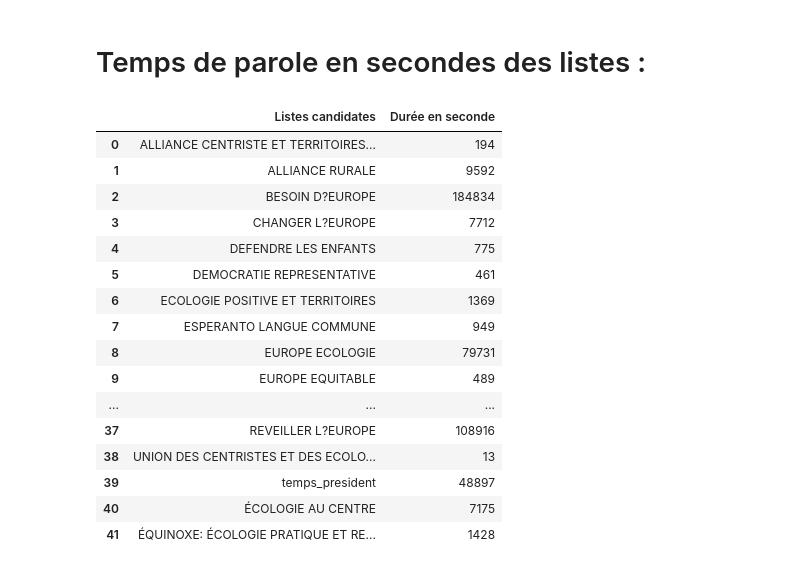
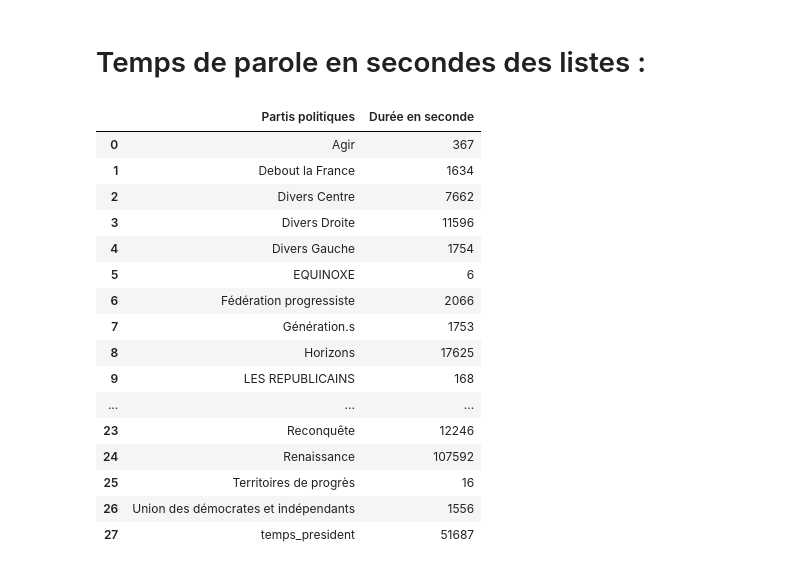
Before and after one commit to barrmath/temps_paroles_EU2024, a Jupyter notebook: data_prep_leg.ipynb, the cells around one changed output. Drawn from its saved outputs; the diff is of its cells as text; code cells hidden in the pictures.

Commit message:
ajouter fichier temps_paroles_leg2024.csv + correction nom de radio dans le dataprep legislative

```diff
--- a/data_prep_leg.ipynb
+++ b/data_prep_leg.ipynb
@@ -15,9 +15,9 @@ liste_fichier =os.listdir('donnee_arcom_EU')
 # %%
 # faire les trucs pour tout les fichiers :
-temps_parole_EU2024 = pd.DataFrame()
+temps_parole_leg2024 = pd.DataFrame()
 for element in liste_fichier:
     # lire le fichier
-    tempo_df = pd.read_csv('donnee_arcom_EU/'+element,encoding='ISO-8859-3',sep=';',header=3)
+    tempo_df = pd.read_csv('donnee_arcom_leg/1tour/'+element,encoding='ISO-8859-3',sep=';',header=3)
     # garder les 2 derniere ligne du temps presidentiel
     df_president = tempo_df.tail(2)
     # supprimer les ligne du temps presidentiel
@@ -25,8 +25,8 @@ for element in liste_fichier:
     # rajouter une ligne pour le temps presidentiel
     tempo_df.loc[len(tempo_df)]=['temps_president',df_president.iat[1,1]]
     # rajouter le nom de la chaine
-    tempo_df['Nom du media'] = (element[30:-4])
-    tempo_df = tempo_df[tempo_df['Listes candidates']!='Total des temps de parole']
+    tempo_df['Nom du media'] = (element[31:-4])
+    tempo_df = tempo_df[tempo_df['Partis politiques']!='Total des temps de parole']
     # concat les dataframe entre eux
-    temps_parole_EU2024 = pd.concat([temps_parole_EU2024,tempo_df])
+    temps_parole_leg2024 = pd.concat([temps_parole_leg2024,tempo_df])
 # %%
@@ -75,14 +68,14 @@ liste_radio = ['RTL', 'RFI', 'FranceInfo', 'FranceCulture',
        'RadioClassique', 'FranceInter']
 
 # ajouter les categories dans le dataframe :
-temps_parole_EU2024['Type de media'] = 'inconnu'
+temps_parole_leg2024['Type de media'] = 'inconnu'
 
 for media in liste_tv_gen:
-       temps_parole_EU2024.loc[temps_parole_EU2024['Nom du media']==media,'Type de media'] = 'TV généraliste'
+       temps_parole_leg2024.loc[temps_parole_leg2024['Nom du media']==media,'Type de media'] = 'TV généraliste'
 for media in liste_tv_info:
-       temps_parole_EU2024.loc[temps_parole_EU2024['Nom du media']==media,'Type de media'] = 'TV info continue'
+       temps_parole_leg2024.loc[temps_parole_leg2024['Nom du media']==media,'Type de media'] = 'TV info continue'
 for media in liste_radio:
-       temps_parole_EU2024.loc[temps_parole_EU2024['Nom du media']==media,'Type de media'] = 'radio'
+       temps_parole_leg2024.loc[temps_parole_leg2024['Nom du media']==media,'Type de media'] = 'radio'
 # %% [markdown]
 Catégorisation des médias : <br>
 # %%
@@ -106,37 +100,37 @@ memory usage: 27.8+ KB
 # %%
 # voir pour changer le type de données de la periode tout convertir en seconde puis en heure
-temps_parole_EU2024['heure'] = temps_parole_EU2024['Total période (durée)'].str[:2]
-temps_parole_EU2024['minute'] = temps_parole_EU2024['Total période (durée)'].str[3:5]
-temps_parole_EU2024['seconde'] = temps_parole_EU2024['Total période (durée)'].str[-2:]
+temps_parole_leg2024['heure'] = temps_parole_leg2024['Total période (durée)'].str[:2]
+temps_parole_leg2024['minute'] = temps_parole_leg2024['Total période (durée)'].str[3:5]
+temps_parole_leg2024['seconde'] = temps_parole_leg2024['Total période (durée)'].str[-2:]
 
-temps_parole_EU2024['heure'] = temps_parole_EU2024['heure'].astype(int)
-temps_parole_EU2024['minute'] = temps_parole_EU2024['minute'].astype(int)
-temps_parole_EU2024['seconde'] = temps_parole_EU2024['seconde'].astype(int)
+temps_parole_leg2024['heure'] = temps_parole_leg2024['heure'].astype(int)
+temps_parole_leg2024['minute'] = temps_parole_leg2024['minute'].astype(int)
+temps_parole_leg2024['seconde'] = temps_parole_leg2024['seconde'].astype(int)
 
-temps_parole_EU2024['Durée en seconde'] = temps_parole_EU2024['heure']*3600 + temps_parole_EU2024['minute']*60 +temps_parole_EU2024['seconde']
-temps_parole_EU2024['Durée en minute'] = temps_parole_EU2024['Durée en seconde']/60
+temps_parole_leg2024['Durée en seconde'] = temps_parole_leg2024['heure']*3600 + temps_parole_leg2024['minute']*60 +temps_parole_leg2024['seconde']
+temps_parole_leg2024['Durée en minute'] = temps_parole_leg2024['Durée en seconde']/60
 # %%
-temps_parole_EU2024.drop(columns=['heure','minute','seconde'],inplace=True)
+temps_parole_leg2024.drop(columns=['heure','minute','seconde'],inplace=True)
 # %% [markdown]
 # Temps de parole en secondes des listes :<br>
 # %%
-temps_parole_EU2024.groupby(by='Listes candidates').agg({'Durée en seconde':'sum'}).reset_index()
+temps_parole_leg2024.groupby(by='Partis politiques').agg({'Durée en seconde':'sum'}).reset_index()
 # %% [output]
-|  | Listes candidates | Durée en seconde |
-| 0 | ALLIANCE CENTRISTE ET TERRITOIRES... | 194 |
-| 1 | ALLIANCE RURALE | 9592 |
-| 2 | BESOIN D?EUROPE | 184834 |
-| 3 | CHANGER L?EUROPE | 7712 |
-| 4 | DEFENDRE LES ENFANTS | 775 |
-| 5 | DEMOCRATIE REPRESENTATIVE | 461 |
-| 6 | ECOLOGIE POSITIVE ET TERRITOIRES | 1369 |
-| 7 | ESPERANTO LANGUE COMMUNE | 949 |
-| 8 | EUROPE ECOLOGIE | 79731 |
-| 9 | EUROPE EQUITABLE | 489 |
+|  | Partis politiques | Durée en seconde |
+| 0 | Agir | 367 |
+| 1 | Debout la France | 1634 |
+| 2 | Divers Centre | 7662 |
+| 3 | Divers Droite | 11596 |
+| 4 | Divers Gauche | 1754 |
+| 5 | EQUINOXE | 6 |
+| 6 | Fédération progressiste | 2066 |
+| 7 | Génération.s | 1753 |
+| 8 | Horizons | 17625 |
+| 9 | LES REPUBLICAINS | 168 |
 | ... | ... | ... |
-| 37 | REVEILLER L?EUROPE | 108916 |
-| 38 | UNION DES CENTRISTES ET DES ECOLO... | 13 |
-| 39 | temps_president | 48897 |
-| 40 | ÉCOLOGIE AU CENTRE | 7175 |
-| 41 | ÉQUINOXE: ÉCOLOGIE PRATIQUE ET RE... | 1428 |
+| 23 | Reconquête | 12246 |
+| 24 | Renaissance | 107592 |
+| 25 | Territoires de progrès | 16 |
+| 26 | Union des démocrates et indépendants | 1556 |
+| 27 | temps_president | 51687 |
 # %%
```
Also changed, not shown: parts of 20 cells of this notebook, 2 other files.
